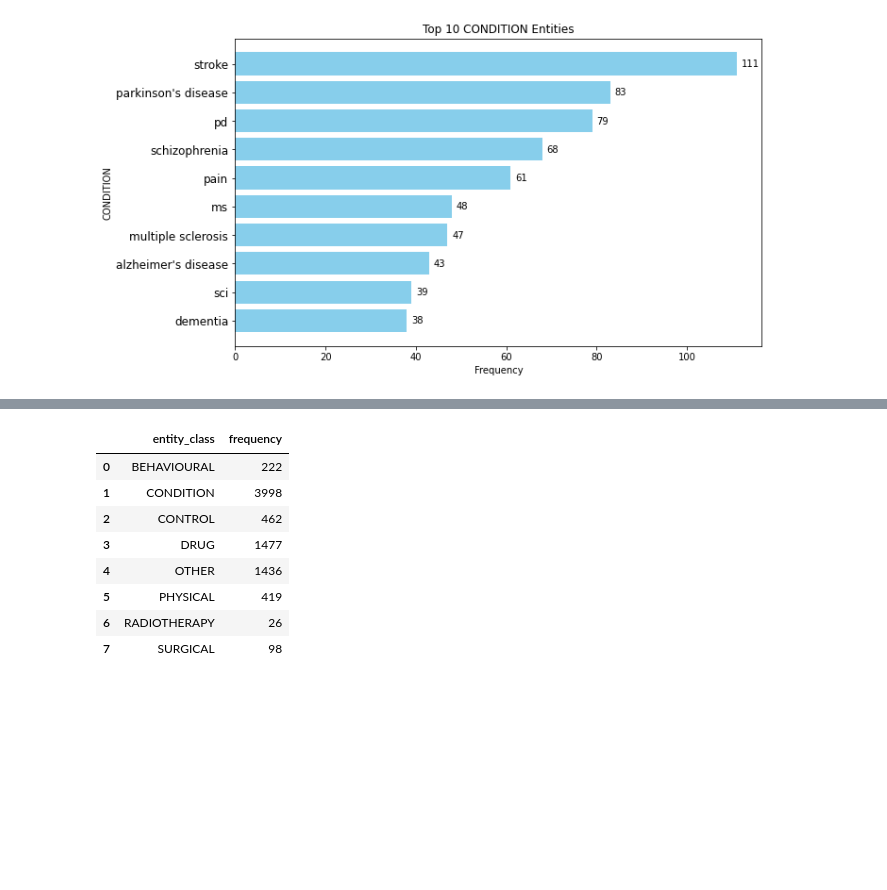
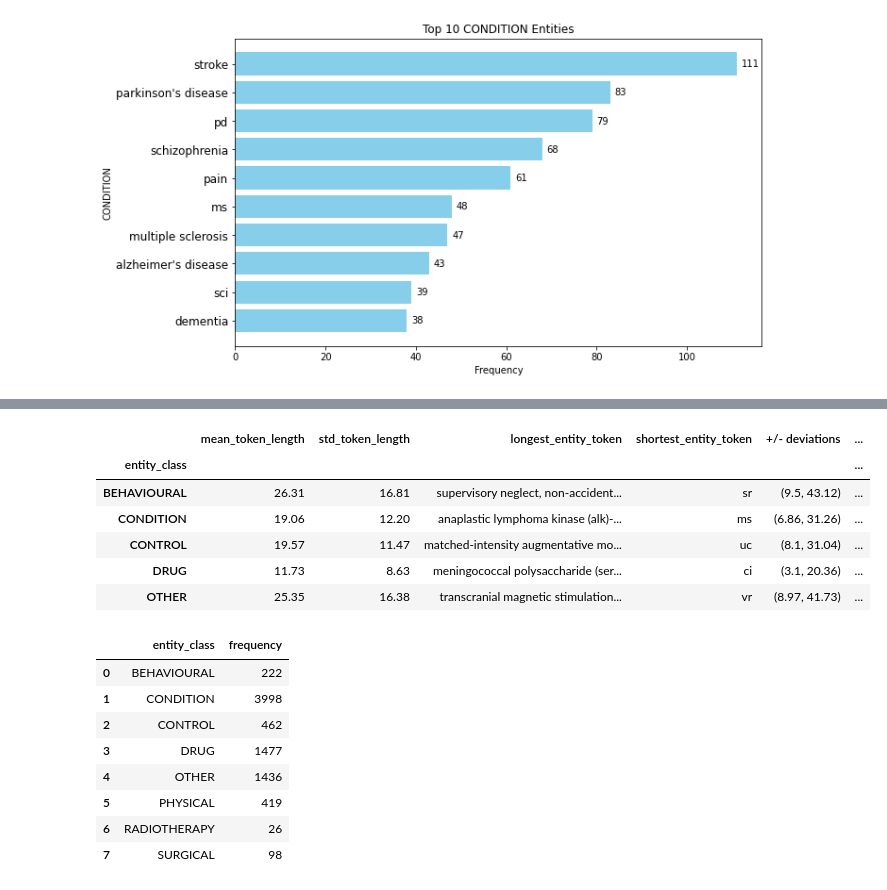
Before and after one commit to Ineichen-Group/NeuroTrialNER, a Jupyter notebook: data/CT Corpus Stats.ipynb, the cells around one changed output, grey strips where cells are left out. Drawn from its saved outputs; the diff is of its cells as text; code cells hidden in the pictures; blank space fills up the shorter version.

```diff
--- a/data/CT Corpus Stats.ipynb
+++ b/data/CT Corpus Stats.ipynb
@@ -142,3 +142,6 @@ plt.yticks(fontsize=12)
 plt.show()
 # %% [output]
 [figure]
+# %%
+df_all['token_length'] = df_all['entity_token'].apply(len)
+df_all.head()
@@ -145,3 +155,37 @@ plt.show()
+# %%
+# Define custom functions to find the longest and shortest entity_token
+def longest_token(series):
+    return series.loc[series.apply(len).idxmax()]
+
+def shortest_token(series):
+    return series.loc[series.apply(len).idxmin()]
+
+# Group by 'entity_class' and aggregate statistics
+grouped_data = df_all.groupby('entity_class').agg(
+    mean_token_length=('token_length', 'mean'),
+    std_token_length=('token_length', 'std'),
+    longest_entity_token=('entity_token', longest_token),
+    shortest_entity_token=('entity_token', shortest_token)
+)
+
+# Round to the second decimal point
+grouped_data = grouped_data.round(2)
+
+# Calculate +/- deviations
+grouped_data['+/- deviations'] = grouped_data.apply(lambda x: (round(x['mean_token_length'] - x['std_token_length'], 2), round(x['mean_token_length'] + x['std_token_length'], 2)), axis=1)
+
+# Create a new column for 'mean -/+ deviations'
+grouped_data['mean -/+ deviations'] = grouped_data.apply(lambda x: f"{round(x['mean_token_length'], 2)} {x['+/- deviations']}", axis=1)
+
+grouped_data.head()
+# %% [output]
+|  | mean_token_length | std_token_length | longest_entity_token | shortest_entity_token | +/- deviations | ... |
+| entity_class |  |  |  |  |  | ... |
+| BEHAVIOURAL | 26.31 | 16.81 | supervisory neglect, non-accident... | sr | (9.5, 43.12) | ... |
+| CONDITION | 19.06 | 12.20 | anaplastic lymphoma kinase (alk)-... | ms | (6.86, 31.26) | ... |
+| CONTROL | 19.57 | 11.47 | matched-intensity augmentative mo... | uc | (8.1, 31.04) | ... |
+| DRUG | 11.73 | 8.63 | meningococcal polysaccharide (ser... | ci | (3.1, 20.36) | ... |
+| OTHER | 25.35 | 16.38 | transcranial magnetic stimulation... | vr | (8.97, 41.73) | ... |
 # %%
 entity_class_frq = df_all.groupby('entity_class')['frequency'].sum().reset_index()
 entity_class_frq
```
Also changed, not shown: parts of 2 cells of this notebook.
